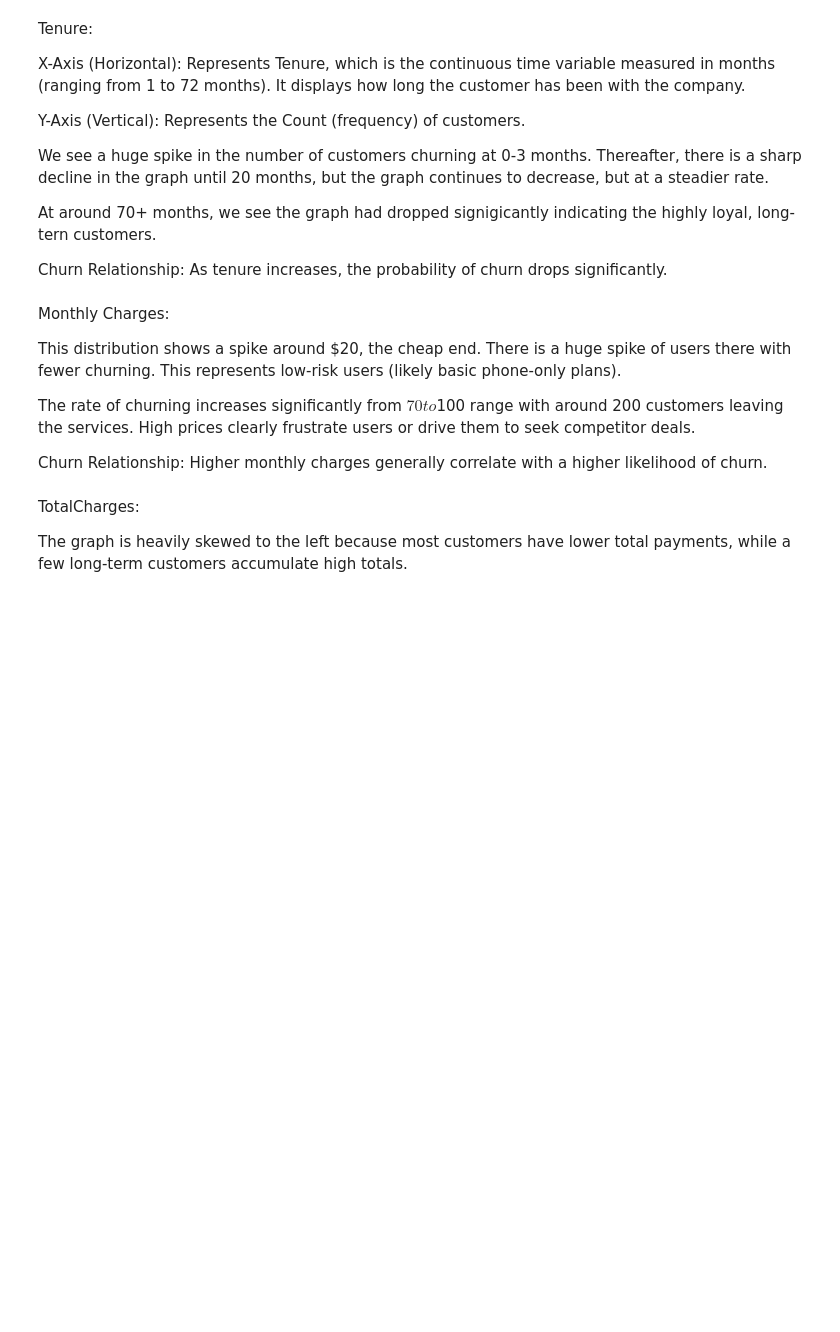
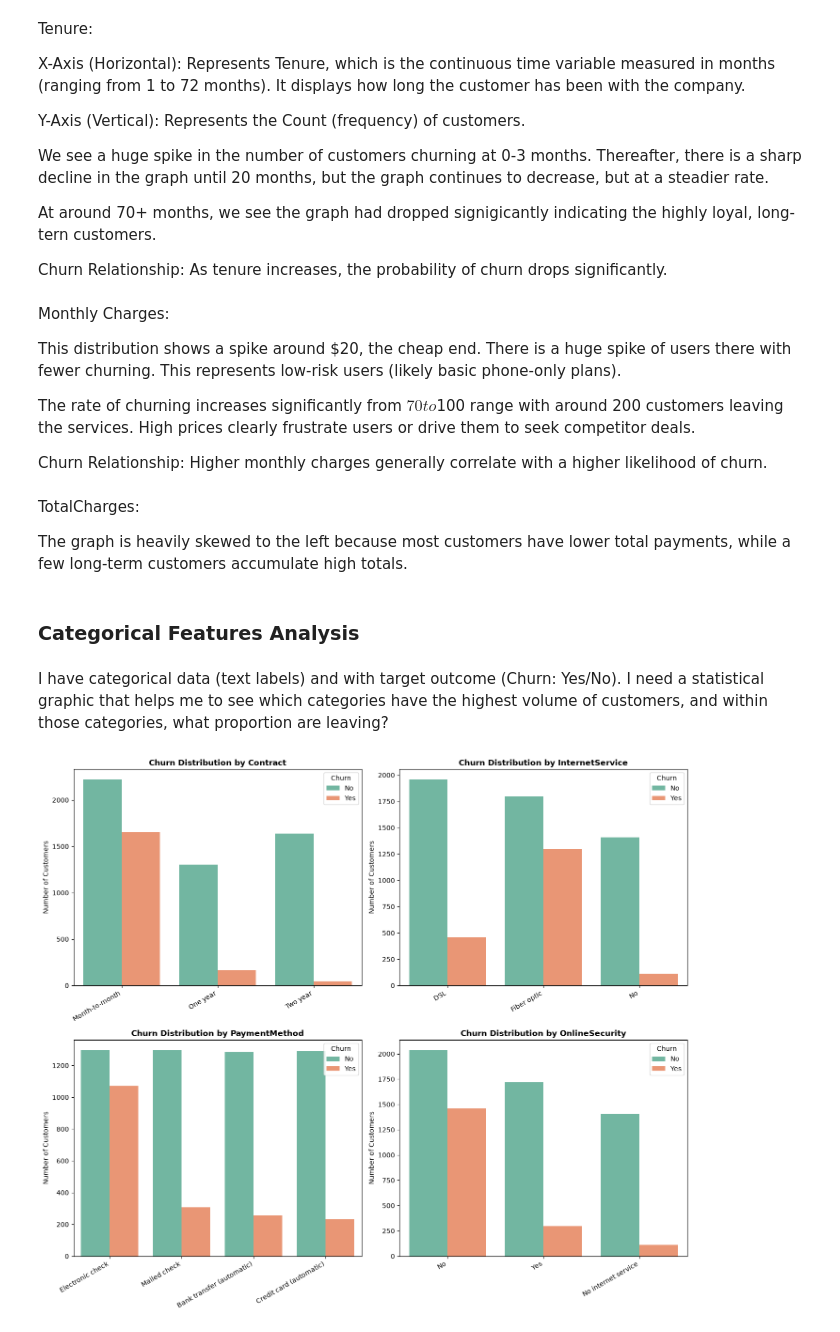
Before and after one commit to Joyy-cloud/TelecomChurning, a Jupyter notebook: 02_eda.ipynb, the cells around one changed output. Cells and saved outputs as stored; diff of their text form; code cells hidden in the pictures; blank space fills up the shorter version.

Commit message:
Initial commit of Categorical Analysis

```diff
--- a/02_eda.ipynb
+++ b/02_eda.ipynb
@@ -200,3 +200,35 @@ Churn Relationship: Higher monthly charges generally correlate with a higher lik
 TotalCharges:
 
 The graph is heavily skewed to the left because most customers have lower total payments, while a few long-term customers accumulate high totals.
+# %% [markdown]
+### Categorical Features Analysis
+# %% [markdown]
+I have categorical data (text labels) and with target outcome (Churn: Yes/No). I need a statistical graphic that helps me to see which categories have the highest volume of customers, and within those categories, what proportion are leaving?
+# %%
+
+
+# Here are the categorical features I want to analyse
+features_to_plot = ['Contract', 'InternetService', 'PaymentMethod', 'OnlineSecurity']
+
+# Setting up the grid dimensions dynamically
+fig, axes = plt.subplots(nrows=2, ncols=2, figsize=(14, 12))
+axes = axes.flatten()  # Flatten 2D array to 1D for easy looping
+
+# Looping through features and build the plots
+for i, col in enumerate(features_to_plot):
+    # Create the countplot with Churn as the color breakdown
+    sns.countplot(data=df, x=col, hue='Churn', ax=axes[i], palette='Set2')
+
+    #Clean up aesthetics
+    axes[i].set_title(f'Churn Distribution by {col}', fontsize=12, fontweight='bold')
+    axes[i].set_xlabel('')  # Remove redundant x-axis label
+    axes[i].set_ylabel('Number of Customers')
+
+    # Rotate long text labels so they don't overlap
+    plt.setp(axes[i].get_xticklabels(), rotation=30, ha='right')
+
+# Adjustment of layout and display
+plt.tight_layout()
+plt.show()
+# %% [output]
+[figure, added]
```
